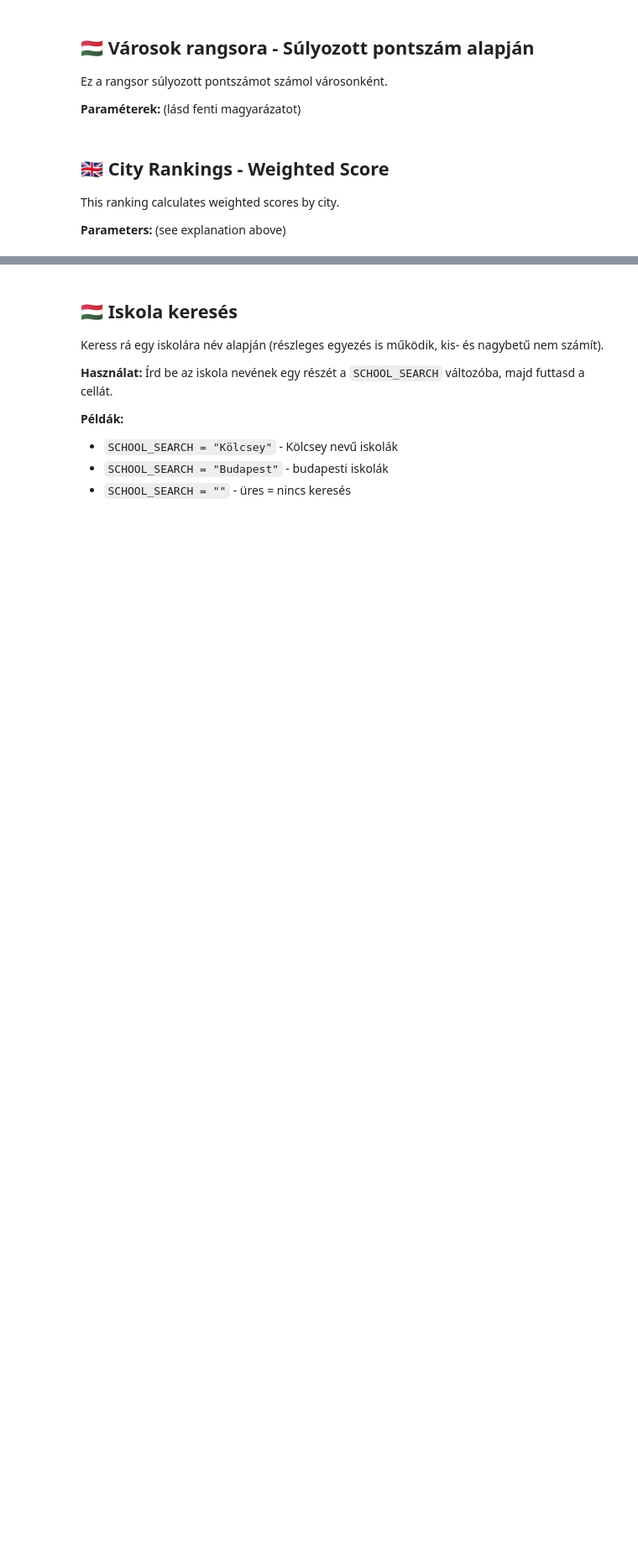
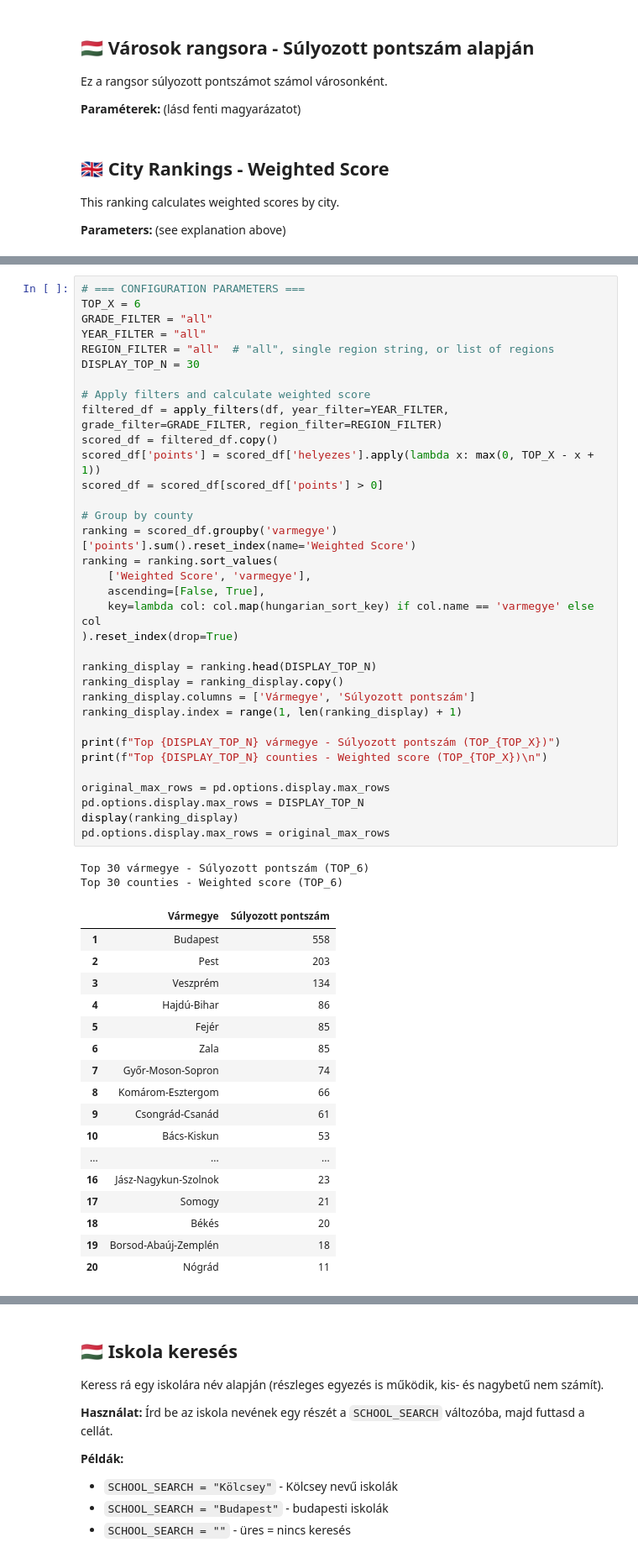
Before and after one commit to csfulop/tanulmanyi-versenyek, a Jupyter notebook: notebooks/competition_analysis.ipynb, the cells around one changed output, grey strips where cells are left out. Shown at 84% size. Saved outputs shown, nothing was run; the diff lists cells and outputs as text; blank space fills up the shorter version.

```diff
--- a/notebooks/competition_analysis.ipynb
+++ b/notebooks/competition_analysis.ipynb
@@ -546,0 +666,54 @@ Top 50 cities - Weighted score (TOP_6)
+# %%
+# === CONFIGURATION PARAMETERS ===
+TOP_X = 6
+GRADE_FILTER = "all"
+YEAR_FILTER = "all"
+REGION_FILTER = "all"  # "all", single region string, or list of regions
+DISPLAY_TOP_N = 30
+
+# Apply filters and calculate weighted score
+filtered_df = apply_filters(df, year_filter=YEAR_FILTER, grade_filter=GRADE_FILTER, region_filter=REGION_FILTER)
+scored_df = filtered_df.copy()
+scored_df['points'] = scored_df['helyezes'].apply(lambda x: max(0, TOP_X - x + 1))
+scored_df = scored_df[scored_df['points'] > 0]
+
+# Group by county
+ranking = scored_df.groupby('varmegye')['points'].sum().reset_index(name='Weighted Score')
+ranking = ranking.sort_values(
+    ['Weighted Score', 'varmegye'],
+    ascending=[False, True],
+    key=lambda col: col.map(hungarian_sort_key) if col.name == 'varmegye' else col
+).reset_index(drop=True)
+
+ranking_display = ranking.head(DISPLAY_TOP_N)
+ranking_display = ranking_display.copy()
+ranking_display.columns = ['Vármegye', 'Súlyozott pontszám']
+ranking_display.index = range(1, len(ranking_display) + 1)
+
+print(f"Top {DISPLAY_TOP_N} vármegye - Súlyozott pontszám (TOP_{TOP_X})")
+print(f"Top {DISPLAY_TOP_N} counties - Weighted score (TOP_{TOP_X})\n")
+
+original_max_rows = pd.options.display.max_rows
+pd.options.display.max_rows = DISPLAY_TOP_N
+display(ranking_display)
+pd.options.display.max_rows = original_max_rows
+# %% [output]
+Top 30 vármegye - Súlyozott pontszám (TOP_6)
+Top 30 counties - Weighted score (TOP_6)
+|  | Vármegye | Súlyozott pontszám |
+| 1 | Budapest | 558 |
+| 2 | Pest | 203 |
+| 3 | Veszprém | 134 |
+| 4 | Hajdú-Bihar | 86 |
+| 5 | Fejér | 85 |
+| 6 | Zala | 85 |
+| 7 | Győr-Moson-Sopron | 74 |
+| 8 | Komárom-Esztergom | 66 |
+| 9 | Csongrád-Csanád | 61 |
+| 10 | Bács-Kiskun | 53 |
+| ... | ... | ... |
+| 16 | Jász-Nagykun-Szolnok | 23 |
+| 17 | Somogy | 21 |
+| 18 | Békés | 20 |
+| 19 | Borsod-Abaúj-Zemplén | 18 |
+| 20 | Nógrád | 11 |
```
Also changed, not shown: parts of 20 cells of this notebook, 2 other files.
